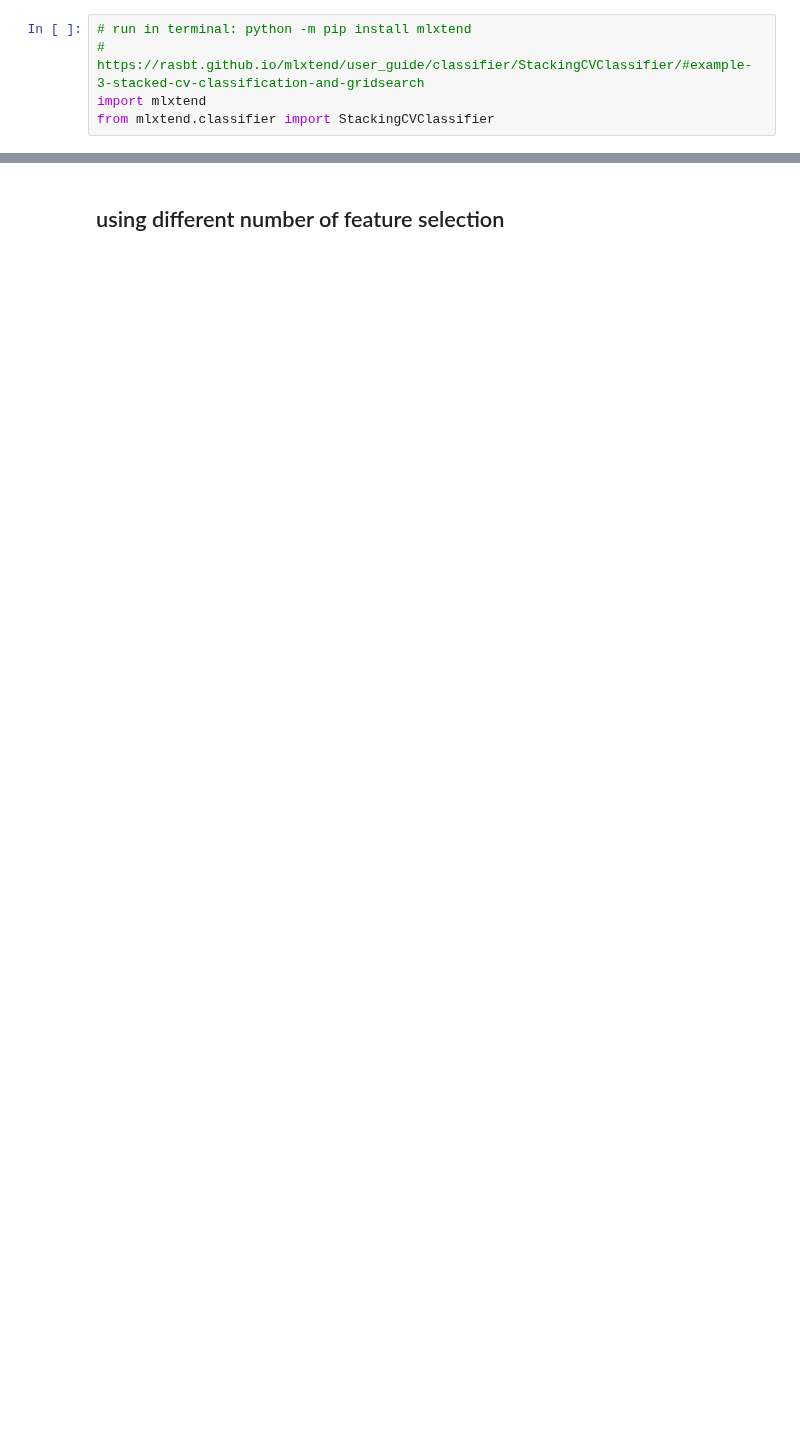
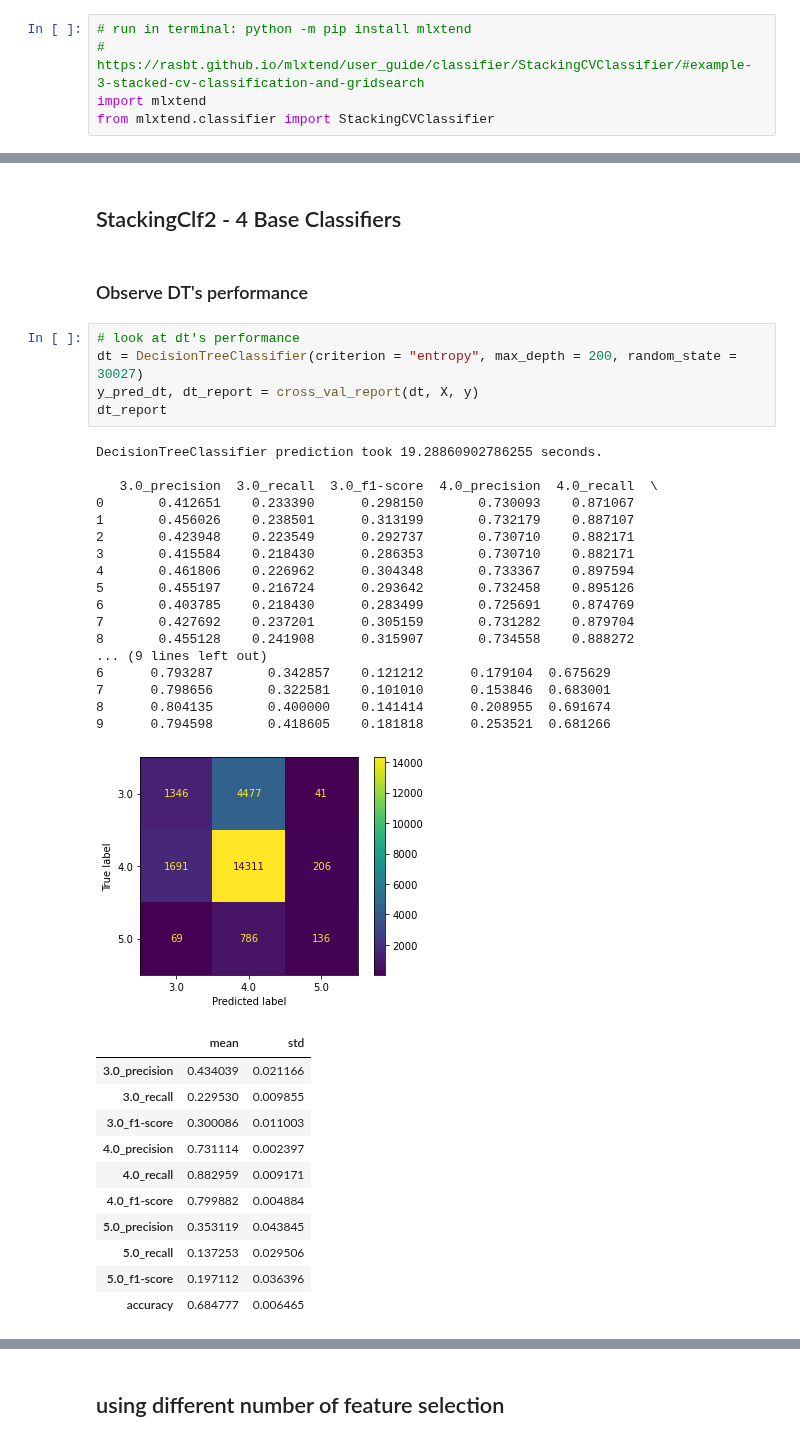
Before and after one commit to 7angel4/Goodreads-rating-classification, a Jupyter notebook: Final/StackingClf_Supplementary.ipynb, the cells around one changed output, grey strips where cells are left out. Drawn from its saved outputs; the diff is of its cells as text; blank space fills up the shorter version.

```diff
--- a/Final/StackingClf_Supplementary.ipynb
+++ b/Final/StackingClf_Supplementary.ipynb
@@ -35,0 +98,39 @@ knn_report
+# %% [markdown]
+## StackingClf2 - 4 Base Classifiers
+# %% [markdown]
+### Observe DT's performance
+# %%
+# look at dt's performance
+dt = DecisionTreeClassifier(criterion = "entropy", max_depth = 200, random_state = 30027)
+y_pred_dt, dt_report = cross_val_report(dt, X, y)
+dt_report
+# %% [output]
+DecisionTreeClassifier prediction took 19.28860902786255 seconds.
+
+   3.0_precision  3.0_recall  3.0_f1-score  4.0_precision  4.0_recall  \
+0       0.412651    0.233390      0.298150       0.730093    0.871067
+1       0.456026    0.238501      0.313199       0.732179    0.887107
+2       0.423948    0.223549      0.292737       0.730710    0.882171
+3       0.415584    0.218430      0.286353       0.730710    0.882171
+4       0.461806    0.226962      0.304348       0.733367    0.897594
+5       0.455197    0.216724      0.293642       0.732458    0.895126
+6       0.403785    0.218430      0.283499       0.725691    0.874769
+7       0.427692    0.237201      0.305159       0.731282    0.879704
+8       0.455128    0.241908      0.315907       0.734558    0.888272
+... (9 lines left out)
+6      0.793287       0.342857    0.121212      0.179104  0.675629
+7      0.798656       0.322581    0.101010      0.153846  0.683001
+8      0.804135       0.400000    0.141414      0.208955  0.691674
+9      0.794598       0.418605    0.181818      0.253521  0.681266
+[figure, added]
+|  | mean | std |
+| 3.0_precision | 0.434039 | 0.021166 |
+| 3.0_recall | 0.229530 | 0.009855 |
+| 3.0_f1-score | 0.300086 | 0.011003 |
+| 4.0_precision | 0.731114 | 0.002397 |
+| 4.0_recall | 0.882959 | 0.009171 |
+| 4.0_f1-score | 0.799882 | 0.004884 |
+| 5.0_precision | 0.353119 | 0.043845 |
+| 5.0_recall | 0.137253 | 0.029506 |
+| 5.0_f1-score | 0.197112 | 0.036396 |
+| accuracy | 0.684777 | 0.006465 |
```
Also changed, not shown: parts of 44 cells of this notebook, 2 other files.
